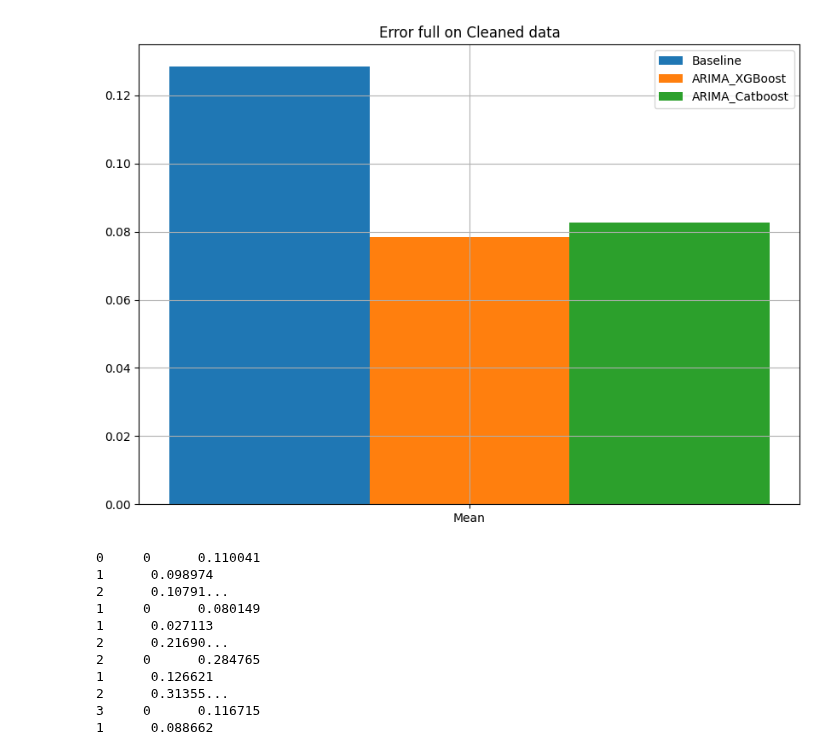
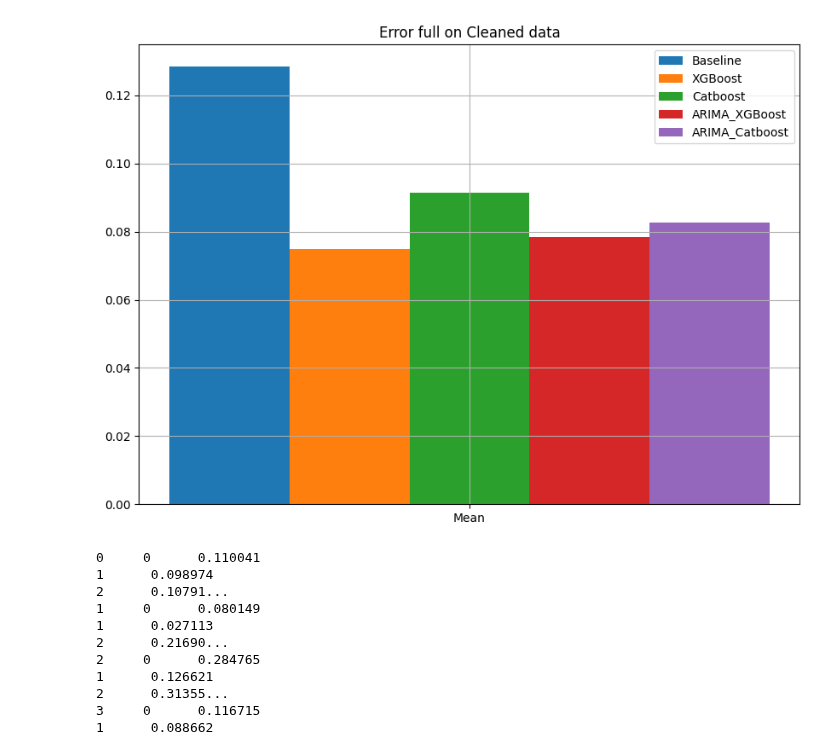
Before and after one commit to clarachristiansen/Bachelor_project, a Jupyter notebook: Visualize_CV_new_format.ipynb, the cells around one changed output. Drawn from its saved outputs; the diff is of its cells as text; code cells hidden in the pictures.

```diff
--- a/Visualize_CV_new_format.ipynb
+++ b/Visualize_CV_new_format.ipynb
@@ -49,6 +49,7 @@ class Results:
     def plot_caller():
         print('Not implemented')
 # %%
+from scipy.stats import wilcoxon
 class Errors(Results):
     def __init__(self, dataset_name, model_names, specific_train_route=None, x=4):
         super().__init__('Error', dataset_name, model_names, specific_train_route, x)
@@ -126,9 +127,44 @@ class Errors(Results):
                 self.error_plot_across_days(mean_errors)
         else:
             self.error_plot(self.data_route)
+
+    def median_histogram(self, i=0):
+        columns = np.unique([col.split('_')[-1][:-1] for col in self.data.columns if col.startswith('Error')])
+        for column_name in columns:
+            result_data = self.data[f'Error_{column_name}{str(i)}'] # np.sqrt(result[cv])
+            plt.hist(result_data)
+            plt.axvline(np.median(result_data), color='red', linestyle='dashed', linewidth=1, label='Median')
+            plt.title(f'Error for model={column_name} and i={i}')
+            plt.xlabel('MAE')
+            plt.ylabel('Occurences')
+            plt.legend()
+            plt.show()
+
+    def wilcoxon_test(self, specific_model='', i=0, alpha=0.05):
+        model_columns = [col.split('_')[-1] for col in self.data.columns if col.endswith(str(i))]
+        if specific_model:
+            print(f'Specific model Comparison: {specific_model}')
+            model_columns = ['{}{}'.format(specific_model, j) for j in range(3+1)]
+
+
+        comparisons = [(model_columns[j], model_columns[k]) for j in range(len(model_columns)) for k in range(j + 1, len(model_columns))]
+
+        result_matrix = pd.DataFrame(columns=model_columns, index=model_columns)
+
+        for (model_name1, model_name2) in comparisons:
+            differences = np.array(self.data['Error_{}'.format(model_name1)] - self.data['Error_{}'.format(model_name2)])
+            rounded_differences = np.round(differences, decimals=5)
+            # Perform Wilcoxon signed-rank tests
+            statistic, p_value = wilcoxon(rounded_differences)
+            if p_value < alpha:
+                result_matrix.loc[model_name1, model_name2] = -1
+                result_matrix.loc[model_name2, model_name1] = -1
+        return result_matrix
 # %%
 ARIMA_XGBoost_Errors = Errors('Cleaned', 'ARIMA_XGBoost', 20)
 ARIMA_CatBoost_Errors = Errors('Cleaned', 'ARIMA_Catboost', 20)
+XGBoost_Errors = Errors('Cleaned', 'XGBoost', 20)
+CatBoost_Errors = Errors('Cleaned', 'Catboost', 20)
 # %%
 ARIMA_CatBoost_Errors.data
 # %% [output]
@@ -162,15 +229,15 @@ def plot_columns(data_classes, column, column_arima=None):
             plt.bar([(counter+2) * bar_width], dataset_df[column_arima].values, bar_width, label='ARIMA')
             counter += 1
             arima_found=True
-        plt.xticks([counter * bar_width], dataset_df['route_station'])
+        plt.xticks([counter * bar_width-bar_width], dataset_df['route_station'])
 
     plt.legend()
     plt.title(f'Error full on {dataset.dataset_name} data')
     plt.grid()
 # %%
-plot_columns([ARIMA_XGBoost_Errors, ARIMA_CatBoost_Errors], 'Error_full0', column_arima='Errors_ARIMA0')
+plot_columns([XGBoost_Errors, CatBoost_Errors, ARIMA_XGBoost_Errors, ARIMA_CatBoost_Errors], 'Error_full0', column_arima='Errors_ARIMA0')
 # %% [output]
-[figure, old version]
+[figure, new version]
 # %%
 from matplotlib.ticker import MaxNLocator
 import ast
```
Also changed, not shown: parts of 12 cells of this notebook.
